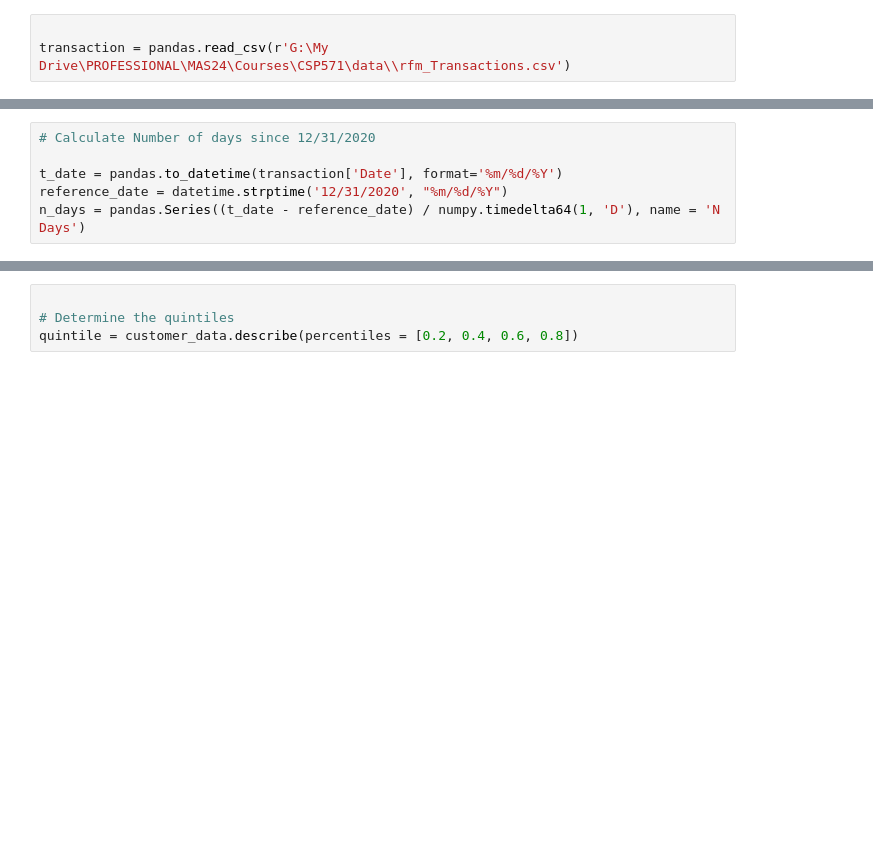
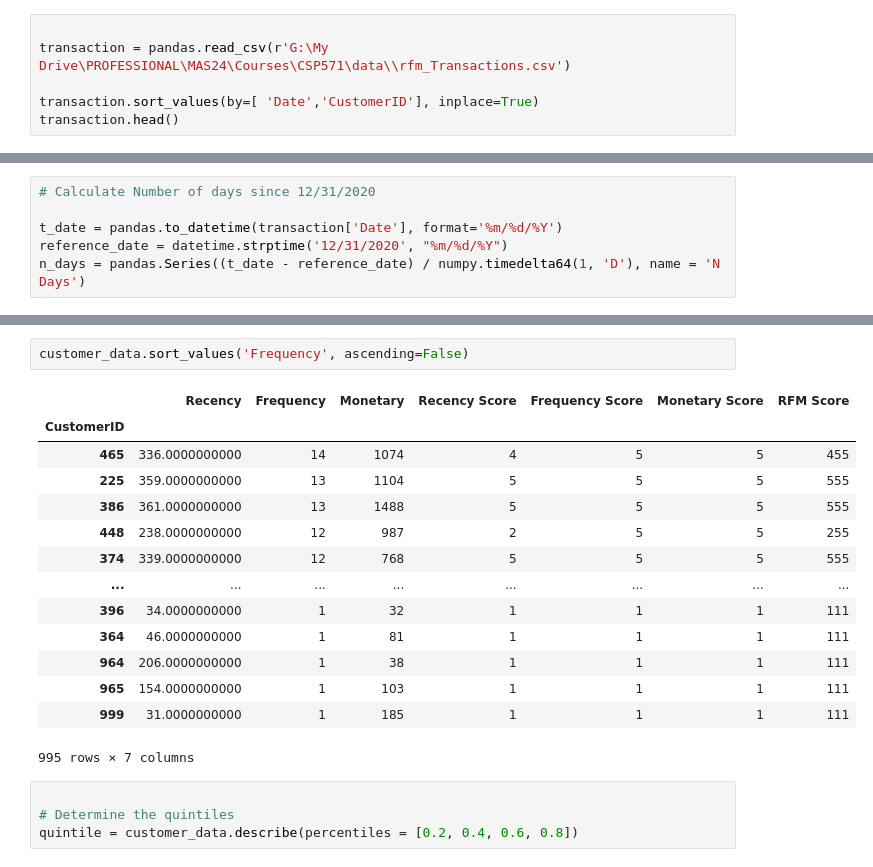
Before and after one commit to code-better-everyday/mas, a Jupyter notebook: CSP571/src/rfm-class.ipynb, the cells around one changed output, grey strips where cells are left out. Cells and saved outputs as stored; diff of their text form; blank space fills up the shorter version.

```diff
--- a/CSP571/src/rfm-class.ipynb
+++ b/CSP571/src/rfm-class.ipynb
@@ -24,3 +24,6 @@ pandas.options.display.float_format = '{:,.10f}'.format
 # %%
 
 transaction = pandas.read_csv(r'G:\My Drive\PROFESSIONAL\MAS24\Courses\CSP571\data\\rfm_Transactions.csv')
+
+transaction.sort_values(by=[ 'Date','CustomerID'], inplace=True)
+transaction.head()
@@ -51,3 +75,20 @@ rfm_names = customer_data.columns
+# %%
+customer_data.sort_values('Frequency', ascending=False)
+# %% [output]
+|  | Recency | Frequency | Monetary | Recency Score | Frequency Score | Monetary Score | RFM Score |
+| CustomerID |  |  |  |  |  |  |  |
+| 465 | 336.0000000000 | 14 | 1074 | 4 | 5 | 5 | 455 |
+| 225 | 359.0000000000 | 13 | 1104 | 5 | 5 | 5 | 555 |
+| 386 | 361.0000000000 | 13 | 1488 | 5 | 5 | 5 | 555 |
+| 448 | 238.0000000000 | 12 | 987 | 2 | 5 | 5 | 255 |
+| 374 | 339.0000000000 | 12 | 768 | 5 | 5 | 5 | 555 |
+| ... | ... | ... | ... | ... | ... | ... | ... |
+| 396 | 34.0000000000 | 1 | 32 | 1 | 1 | 1 | 111 |
+| 364 | 46.0000000000 | 1 | 81 | 1 | 1 | 1 | 111 |
+| 964 | 206.0000000000 | 1 | 38 | 1 | 1 | 1 | 111 |
+| 965 | 154.0000000000 | 1 | 103 | 1 | 1 | 1 | 111 |
+| 999 | 31.0000000000 | 1 | 185 | 1 | 1 | 1 | 111 |
+995 rows × 7 columns
 # %%
 
 # Determine the quintiles
```
Also changed, not shown: parts of 9 cells of this notebook, 1 other file.
